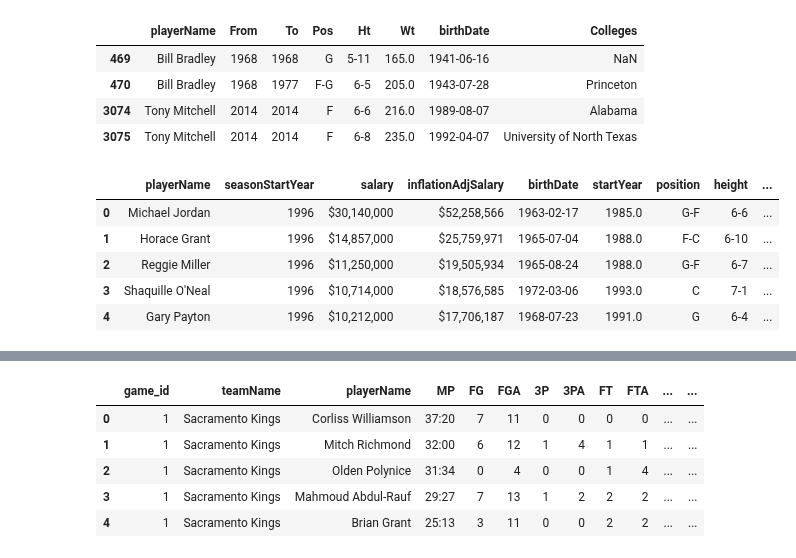
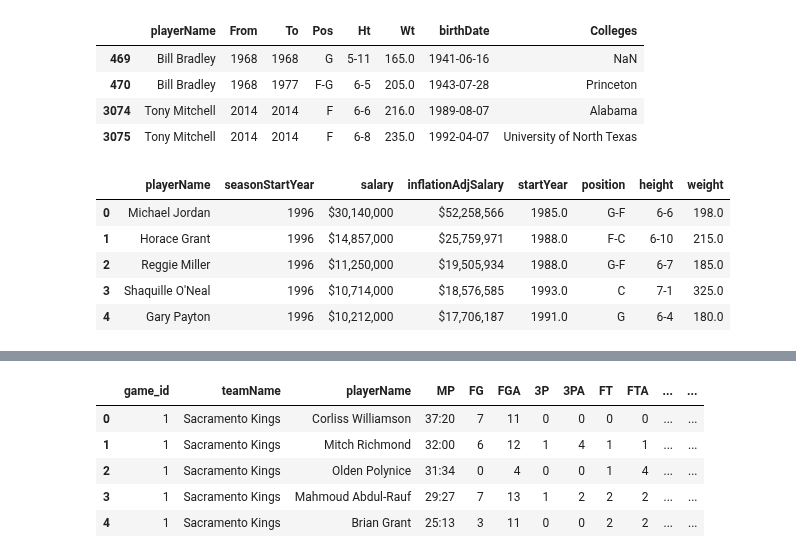
Before and after one commit to RiyaAg/EECS-545---Predicting-NBA-Player-s-Salary, a Jupyter notebook: data/ml_clean_data.ipynb, the cells around one changed output, grey strips where cells are left out. Saved outputs shown, nothing was run; the diff lists cells and outputs as text; code cells hidden in the pictures.

```diff
--- a/data/ml_clean_data.ipynb
+++ b/data/ml_clean_data.ipynb
@@ -63,37 +63,34 @@ dup
 # %%
 #create columns
 #TODO colleges, problem is some have multiple colleges
-df["birthDate"] = np.nan
 df["startYear"] = np.nan
 df["position"] = np.nan
 df["height"] = np.nan
 df["weight"] = np.nan
 
 for index, row in player_info.iterrows():
   name = row['playerName']
   if name not in dupNames:
-    birth = player_info.loc[player_info['playerName'] == name]['birthDate'].values[0]
-    df.loc[df["playerName"] == name, "birthDate"] = birth
 
     start = player_info.loc[player_info['playerName'] == name]['From'].values[0]
     df.loc[df["playerName"] == name, "startYear"] = start
 
     position = player_info.loc[player_info['playerName'] == name]['Pos'].values[0]
     df.loc[df["playerName"] == name, "position"] = position
 
     height = player_info.loc[player_info['playerName'] == name]['Ht'].values[0]
     df.loc[df["playerName"] == name, "height"] = height
 
     weight = player_info.loc[player_info['playerName'] == name]['Wt'].values[0]
     df.loc[df["playerName"] == name, "weight"] = weight
 df.head()
 # %% [output]
-|  | playerName | seasonStartYear | salary | inflationAdjSalary | birthDate | startYear | position | height | ... |
-| 0 | Michael Jordan | 1996 | $30,140,000 | $52,258,566 | 1963-02-17 | 1985.0 | G-F | 6-6 | ... |
-| 1 | Horace Grant | 1996 | $14,857,000 | $25,759,971 | 1965-07-04 | 1988.0 | F-C | 6-10 | ... |
-| 2 | Reggie Miller | 1996 | $11,250,000 | $19,505,934 | 1965-08-24 | 1988.0 | G-F | 6-7 | ... |
-| 3 | Shaquille O'Neal | 1996 | $10,714,000 | $18,576,585 | 1972-03-06 | 1993.0 | C | 7-1 | ... |
-| 4 | Gary Payton | 1996 | $10,212,000 | $17,706,187 | 1968-07-23 | 1991.0 | G | 6-4 | ... |
+|  | playerName | seasonStartYear | salary | inflationAdjSalary | startYear | position | height | weight |
+| 0 | Michael Jordan | 1996 | $30,140,000 | $52,258,566 | 1985.0 | G-F | 6-6 | 198.0 |
+| 1 | Horace Grant | 1996 | $14,857,000 | $25,759,971 | 1988.0 | F-C | 6-10 | 215.0 |
+| 2 | Reggie Miller | 1996 | $11,250,000 | $19,505,934 | 1988.0 | G-F | 6-7 | 185.0 |
+| 3 | Shaquille O'Neal | 1996 | $10,714,000 | $18,576,585 | 1993.0 | C | 7-1 | 325.0 |
+| 4 | Gary Payton | 1996 | $10,212,000 | $17,706,187 | 1991.0 | G | 6-4 | 180.0 |
 # %%
 name = 'Michael Jordan'
 rows = df.loc[df['playerName'] == name]
```
Also changed, not shown: parts of 15 cells of this notebook, 1 other file.
